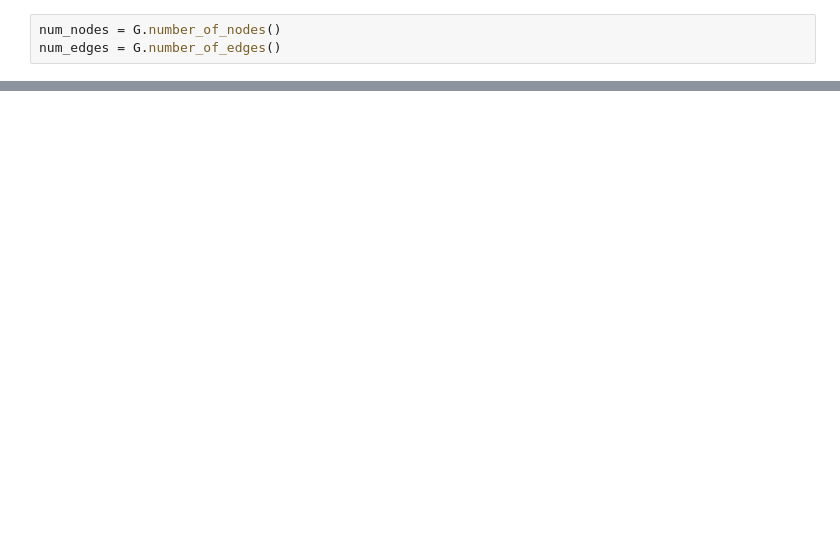
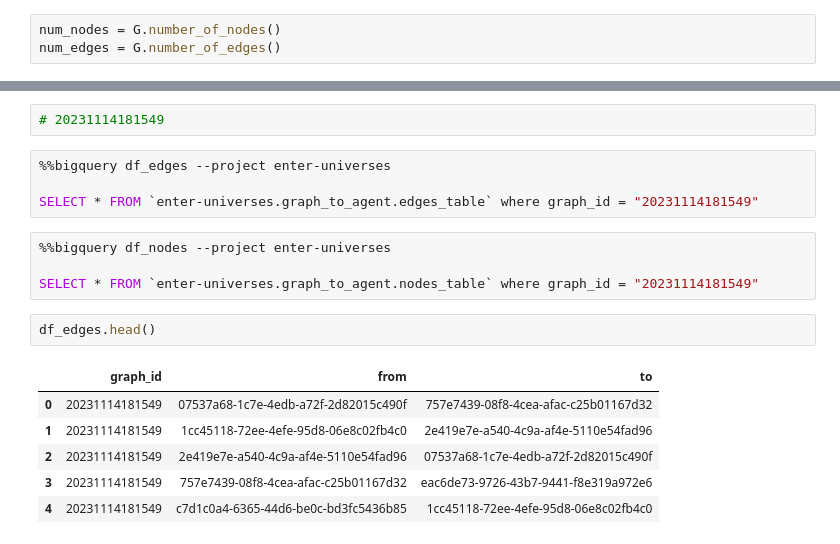
Before and after one commit to kilian-lm/graph_to_agent, a Jupyter notebook: data_science/graph_to_agent_20231114.ipynb, the cells around one changed output, grey strips where cells are left out. Drawn from its saved outputs; the diff is of its cells as text; blank space fills up the shorter version.

```diff
--- a/data_science/graph_to_agent_20231114.ipynb
+++ b/data_science/graph_to_agent_20231114.ipynb
@@ -371,0 +218,19 @@ advanced_stats
+# %%
+# 20231114181549
+# %%
+%%bigquery df_edges --project enter-universes
+
+SELECT * FROM `enter-universes.graph_to_agent.edges_table` where graph_id = "20231114181549"
+# %%
+%%bigquery df_nodes --project enter-universes
+
+SELECT * FROM `enter-universes.graph_to_agent.nodes_table` where graph_id = "20231114181549"
+# %%
+df_edges.head()
+# %% [output]
+|  | graph_id | from | to |
+| 0 | 20231114181549 | 07537a68-1c7e-4edb-a72f-2d82015c490f | 757e7439-08f8-4cea-afac-c25b01167d32 |
+| 1 | 20231114181549 | 1cc45118-72ee-4efe-95d8-06e8c02fb4c0 | 2e419e7e-a540-4c9a-af4e-5110e54fad96 |
+| 2 | 20231114181549 | 2e419e7e-a540-4c9a-af4e-5110e54fad96 | 07537a68-1c7e-4edb-a72f-2d82015c490f |
+| 3 | 20231114181549 | 757e7439-08f8-4cea-afac-c25b01167d32 | eac6de73-9726-43b7-9441-f8e319a972e6 |
+| 4 | 20231114181549 | c7d1c0a4-6365-44d6-be0c-bd3fc5436b85 | 1cc45118-72ee-4efe-95d8-06e8c02fb4c0 |
```
Also changed, not shown: parts of 36 cells of this notebook.
